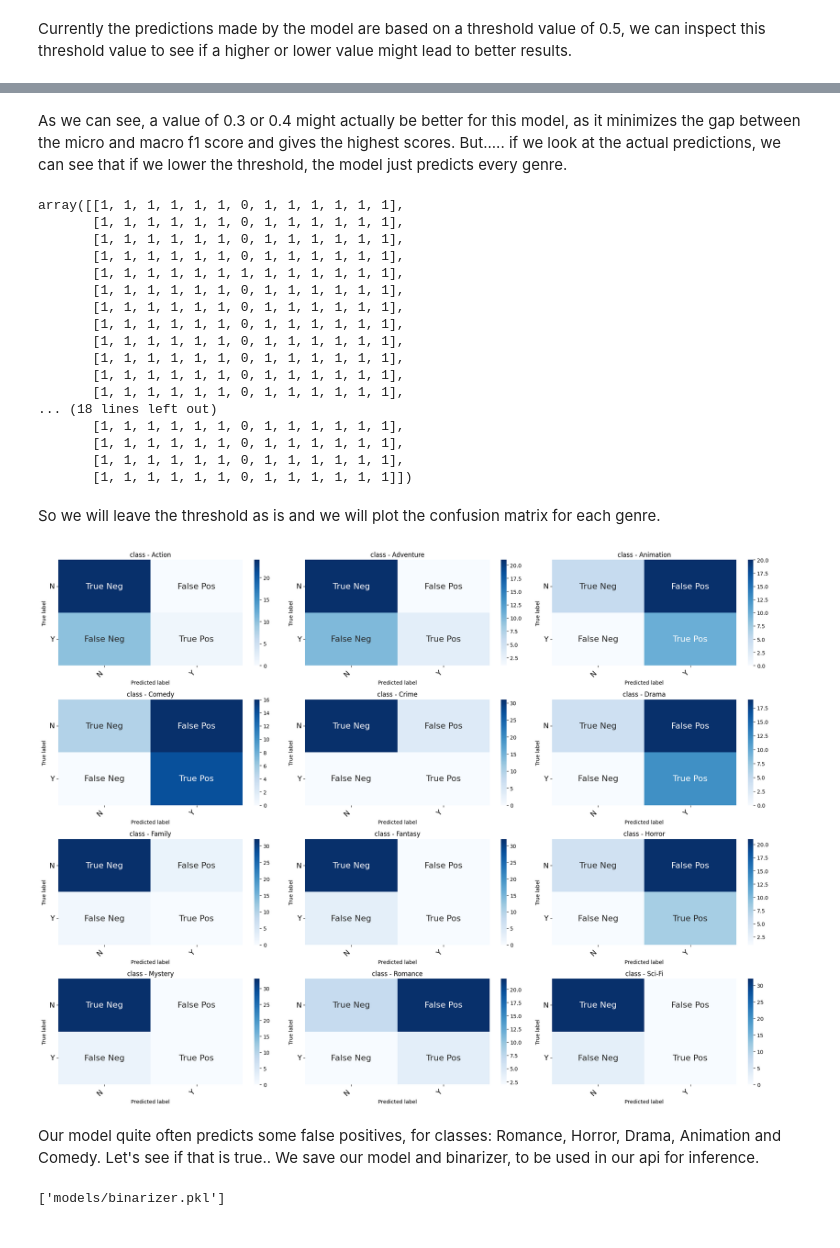
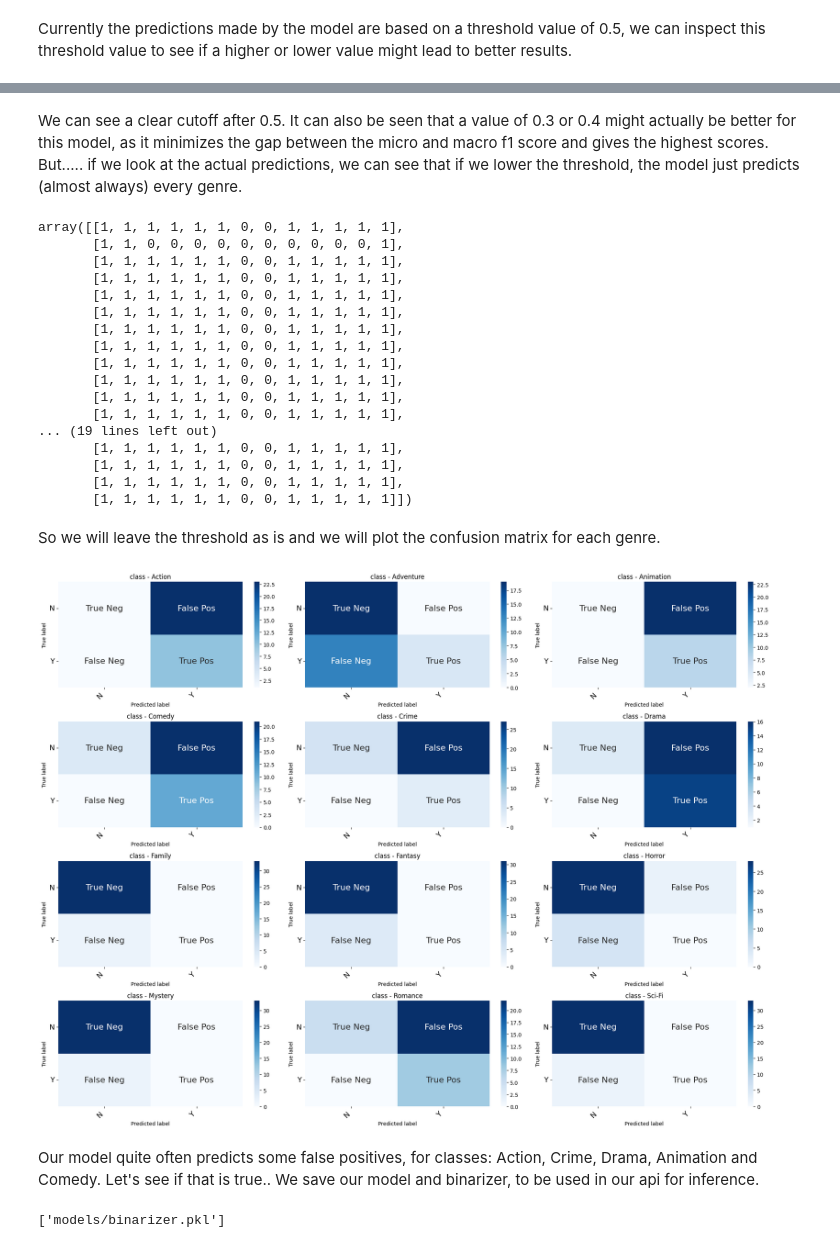
Before and after one commit to Eviedf/movieclassifier, a Jupyter notebook: movie_classification.ipynb, the cells around one changed output, grey strips where cells are left out. Drawn from its saved outputs; the diff is of its cells as text; code cells hidden in the pictures.

```diff
--- a/movie_classification.ipynb
+++ b/movie_classification.ipynb
@@ -252,7 +253,7 @@ With gridsearch, we perform hyperparameter tuning and cross validation to train
 # Parameters for Grid Search
 param_grid = [{
     'text_feat__max_df': [0.7, 0.8, 0.9],
-    'feature_selection__k': [50, 25, 10],
+    'feature_selection__k': [10, 25, 50, 75],
     'clf__estimator__n_estimators': [50, 100, 200]
 }]
 
@@ -288,16 +289,18 @@ f1_score(y_test, y_pred_test, average="micro")
 # %% [markdown]
 The model score is not perfect yet, it might be better to use a pretrained model in the future, like BERT, to include more features and instances and balance our classes.
 # %%
-import matplotlib.pyplot as plt
-
-for key in param_grid[0]:
-    # Get the values of the hyperparameter you want to analyze
-    param_name = 'param_' + key
-    param_values = grid_search.cv_results_[param_name]
+def plot_train_test(gridsearch, param_name):
+    """
+    Function to plot the average cross validation train and test scores of gridsearch for one specific hyperparameter
+    :param: gridsearch the gridsearch model
+    :param: param_name name of the hyperparameter to plot
+    :returns: line graph that plost average train and test scores per parameter value
+      """
+    param_values = gridsearch.cv_results_[param_name]
 
     # Get the mean train and test scores
-    train_scores = grid_search.cv_results_['mean_train_score']
-    test_scores = grid_search.cv_results_['mean_test_score']
+    train_scores = gridsearch.cv_results_['mean_train_score']
+    test_scores = gridsearch.cv_results_['mean_test_score']
 
     # Group the data by hyperparameter values and calculate the mean scores for each group
     mean_scores_df = pd.DataFrame({param_name: param_values, 'train_score': train_scores, 'test_score': test_scores})
@@ -313,7 +316,7 @@ for key in param_grid[0]:
     plt.plot(mean_scores[param_name], mean_scores['test_score'], label='Test', marker='o', linestyle='-')
 
     # Add labels and title
-    plt.xlabel('Number of Estimators')
+    plt.xlabel(param_name)
     plt.ylabel('F1 Micro Score')
     plt.title('Average Train vs Test Scores for {}'.format(key))
     plt.grid()
@@ -328,0 +328,7 @@ for key in param_grid[0]:
+# %%
+import matplotlib.pyplot as plt
+
+# Get the parameter names in the grid and plot the train vs test scores
+for key in param_grid[0]:
+    param_name = 'param_' + key
+    plot_train_test(grid_search, param_name)
@@ -394,28 +416,28 @@ plt.show()
 # %% [markdown]
-As we can see, a value of 0.3 or 0.4 might actually be better for this model, as it minimizes the gap between the micro and macro f1 score and gives the highest scores. But..... if we look at the actual predictions, we can see that if we lower the threshold, the model just predicts every genre.
+We can see a clear cutoff after 0.5. It can also be seen that a value of 0.3 or 0.4 might actually be better for this model, as it minimizes the gap between the micro and macro f1 score and gives the highest scores. But..... if we look at the actual predictions, we can see that if we lower the threshold, the model just predicts (almost always) every genre.
 # %%
 # predict genres based on new threshold
 y_test_probs = grid_search.predict_proba(X_test)
 y_test_pred = (y_val_probs >= 0.3).astype(int)
 y_test_pred
 # %% [output]
-array([[1, 1, 1, 1, 1, 1, 0, 1, 1, 1, 1, 1, 1],
-       [1, 1, 1, 1, 1, 1, 0, 1, 1, 1, 1, 1, 1],
-       [1, 1, 1, 1, 1, 1, 0, 1, 1, 1, 1, 1, 1],
-       [1, 1, 1, 1, 1, 1, 0, 1, 1, 1, 1, 1, 1],
-       [1, 1, 1, 1, 1, 1, 1, 1, 1, 1, 1, 1, 1],
-       [1, 1, 1, 1, 1, 1, 0, 1, 1, 1, 1, 1, 1],
-       [1, 1, 1, 1, 1, 1, 0, 1, 1, 1, 1, 1, 1],
-       [1, 1, 1, 1, 1, 1, 0, 1, 1, 1, 1, 1, 1],
-       [1, 1, 1, 1, 1, 1, 0, 1, 1, 1, 1, 1, 1],
-       [1, 1, 1, 1, 1, 1, 0, 1, 1, 1, 1, 1, 1],
-       [1, 1, 1, 1, 1, 1, 0, 1, 1, 1, 1, 1, 1],
-       [1, 1, 1, 1, 1, 1, 0, 1, 1, 1, 1, 1, 1],
-... (18 lines left out)
-       [1, 1, 1, 1, 1, 1, 0, 1, 1, 1, 1, 1, 1],
-       [1, 1, 1, 1, 1, 1, 0, 1, 1, 1, 1, 1, 1],
-       [1, 1, 1, 1, 1, 1, 0, 1, 1, 1, 1, 1, 1],
-       [1, 1, 1, 1, 1, 1, 0, 1, 1, 1, 1, 1, 1]])
+array([[1, 1, 1, 1, 1, 1, 0, 0, 1, 1, 1, 1, 1],
+       [1, 1, 0, 0, 0, 0, 0, 0, 0, 0, 0, 0, 1],
+       [1, 1, 1, 1, 1, 1, 0, 0, 1, 1, 1, 1, 1],
+       [1, 1, 1, 1, 1, 1, 0, 0, 1, 1, 1, 1, 1],
+       [1, 1, 1, 1, 1, 1, 0, 0, 1, 1, 1, 1, 1],
+       [1, 1, 1, 1, 1, 1, 0, 0, 1, 1, 1, 1, 1],
+       [1, 1, 1, 1, 1, 1, 0, 0, 1, 1, 1, 1, 1],
+       [1, 1, 1, 1, 1, 1, 0, 0, 1, 1, 1, 1, 1],
+       [1, 1, 1, 1, 1, 1, 0, 0, 1, 1, 1, 1, 1],
+       [1, 1, 1, 1, 1, 1, 0, 0, 1, 1, 1, 1, 1],
+       [1, 1, 1, 1, 1, 1, 0, 0, 1, 1, 1, 1, 1],
+       [1, 1, 1, 1, 1, 1, 0, 0, 1, 1, 1, 1, 1],
+... (19 lines left out)
+       [1, 1, 1, 1, 1, 1, 0, 0, 1, 1, 1, 1, 1],
+       [1, 1, 1, 1, 1, 1, 0, 0, 1, 1, 1, 1, 1],
+       [1, 1, 1, 1, 1, 1, 0, 0, 1, 1, 1, 1, 1],
+       [1, 1, 1, 1, 1, 1, 0, 0, 1, 1, 1, 1, 1]])
 # %% [markdown]
 So we will leave the threshold as is and we will plot the confusion matrix for each genre.
 # %%
@@ -423,7 +445,10 @@ import matplotlib.pyplot as plt
 import seaborn as sns
 import numpy as np
 
-def print_confusion_matrix(confusion_matrix, axes, class_label, class_names, fontsize=14):
+def plot_confusion_matrix(confusion_matrix, axes, class_label, class_names):
+    """
+    plots confusion matrix
+      """
 
     df_cm = pd.DataFrame(
         confusion_matrix, index=class_names, columns=class_names,
@@ -433,28 +458,28 @@ def print_confusion_matrix(confusion_matrix, axes, class_label, class_names, fon
     labels = np.asarray(labels).reshape(2,2)
 
     heatmap = sns.heatmap(df_cm, annot=labels, fmt="", ax=axes, cmap='Blues', annot_kws={"size": 16})
-    heatmap.yaxis.set_ticklabels(heatmap.yaxis.get_ticklabels(), rotation=0, ha='right', fontsize=fontsize)
-    heatmap.xaxis.set_ticklabels(heatmap.xaxis.get_ticklabels(), rotation=45, ha='right', fontsize=fontsize)
+    heatmap.yaxis.set_ticklabels(heatmap.yaxis.get_ticklabels(), rotation=0, ha='right', fontsize=14)
+    heatmap.xaxis.set_ticklabels(heatmap.xaxis.get_ticklabels(), rotation=45, ha='right', fontsize=14)
     axes.set_ylabel('True label')
     axes.set_xlabel('Predicted label')
     axes.set_title("class - " + class_label)
 # %%
 from sklearn.metrics import multilabel_confusion_matrix
 
 # for each genre, plot its confusion matrix
 y_pred = grid_search.predict(X_test)
 matr = multilabel_confusion_matrix(y_test, y_pred)
 fig, ax = plt.subplots(4, 3, figsize=(20, 15))
 
 for axes, cfs_matrix, label in zip(ax.flatten(), matr, multilabel_binarizer.classes_):
-    print_confusion_matrix(cfs_matrix, axes, label, ["N", "Y"])
+    plot_confusion_matrix(cfs_matrix, axes, label, ["N", "Y"])
 
 fig.tight_layout()
 plt.show()
 # %% [output]
-[figure, old version]
+[figure, new version]
 # %% [markdown]
-Our model quite often predicts some false positives, for classes: Romance, Horror, Drama, Animation and Comedy. Let's see if that is true.. We save our model and binarizer, to be used in our api for inference.
+Our model quite often predicts some false positives, for classes: Action, Crime, Drama, Animation and Comedy. Let's see if that is true.. We save our model and binarizer, to be used in our api for inference.
 # %%
 import joblib
 # save model and multilabel binarizer
```
Also changed, not shown: parts of 15 cells of this notebook, 1 other file.
